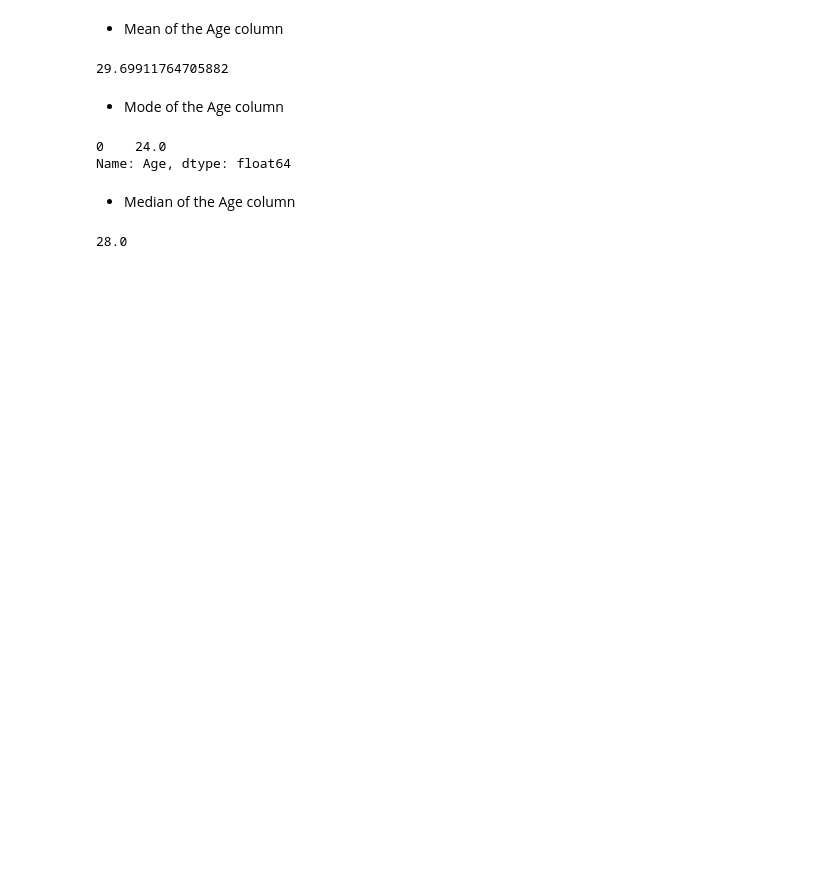
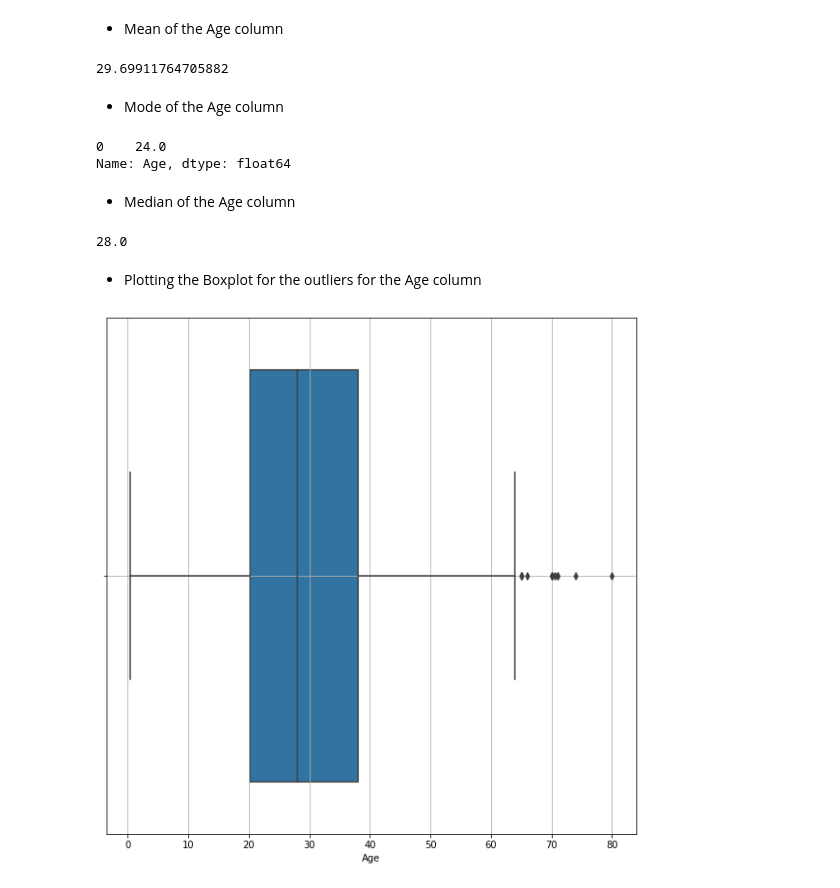
Before and after one commit to Naveen-Karanamu/Titanic-Survival, a Jupyter notebook: main.ipynb, the cells around one changed output. Cells and saved outputs as stored; diff of their text form; code cells hidden in the pictures; blank space fills up the shorter version.

Commit message:
Plotted: Boxplot for the outliers in the Age column

```diff
--- a/main.ipynb
+++ b/main.ipynb
@@ -255,3 +255,11 @@ Name: Age, dtype: float64
 df.Age.median()
 # %% [output]
 28.0
+# %% [markdown]
+* Plotting the Boxplot for the outliers for the Age column
+# %%
+plt.figure(figsize=(10,10))
+sns.boxplot(df.Age)
+plt.grid()
+# %% [output]
+[figure, added]
```
